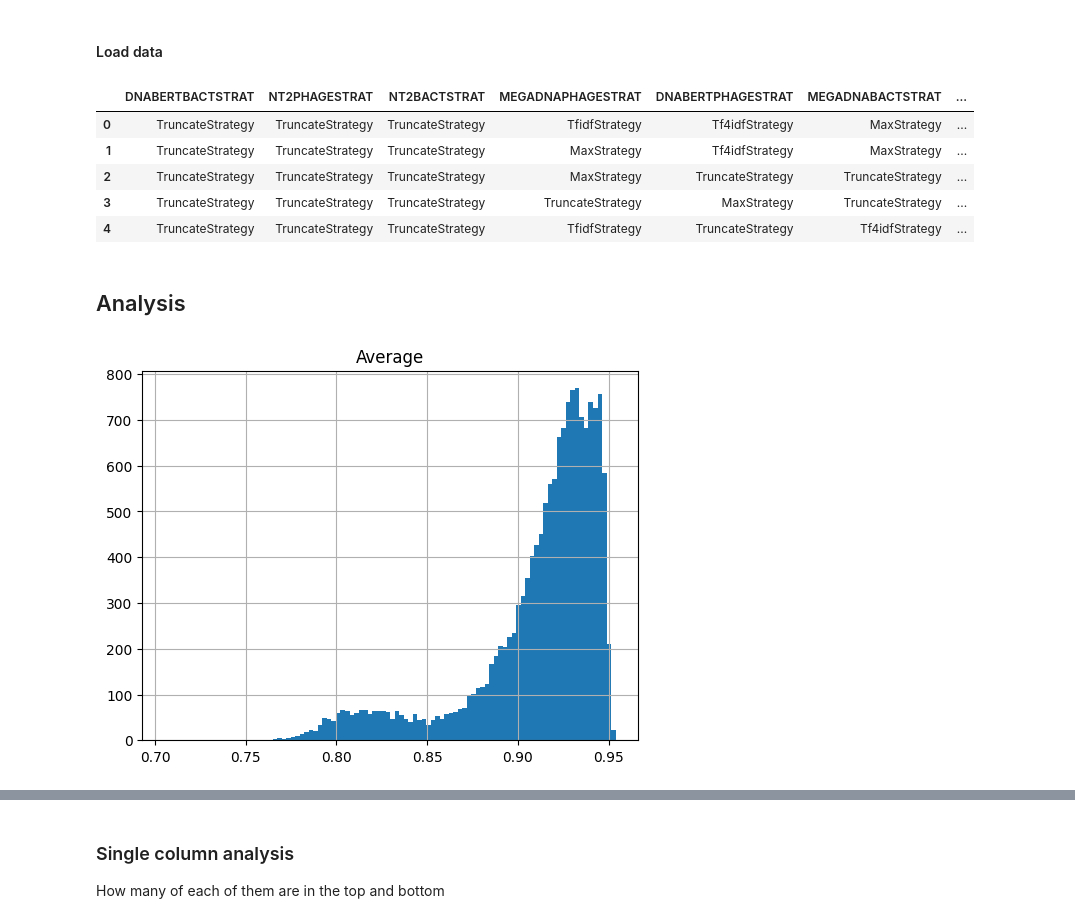
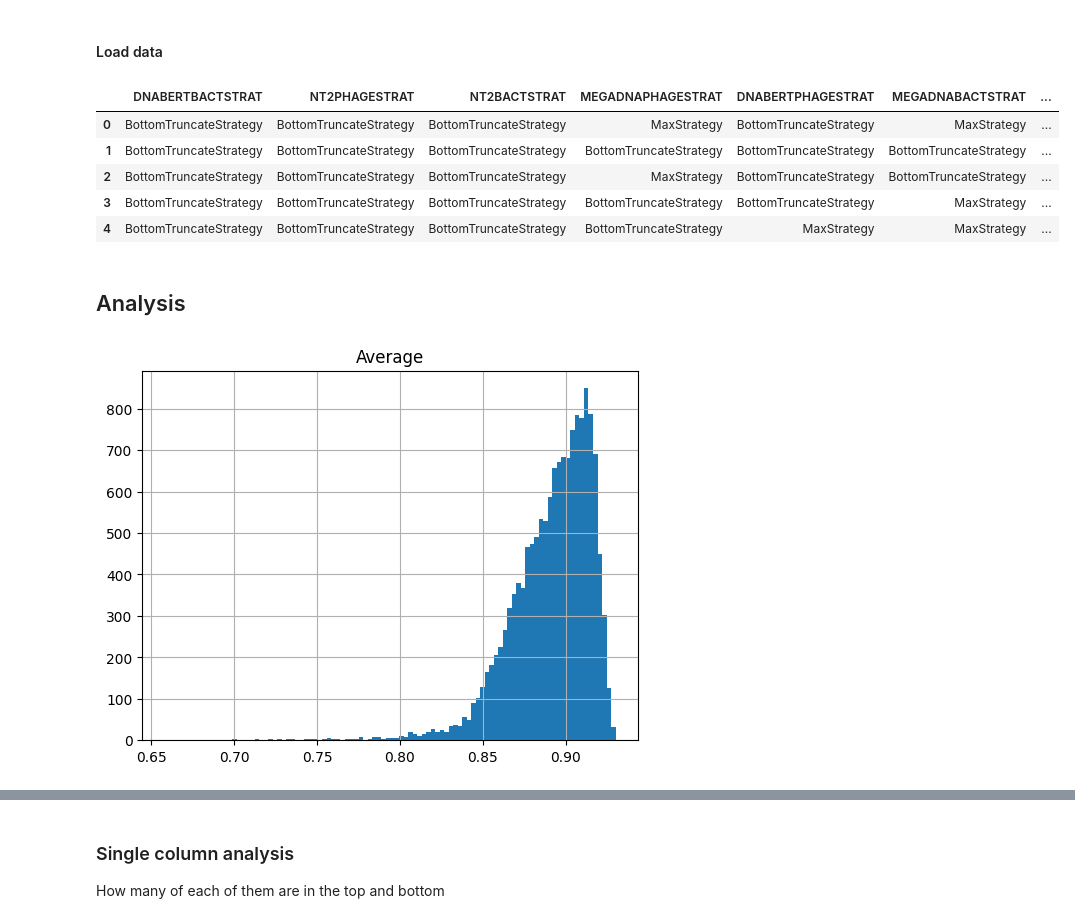
Before and after one commit to nathan-heig/FoundedPBI-code, a Jupyter notebook: analysis/embeddings_merging_strategies_analysis.ipynb, the cells around one changed output, grey strips where cells are left out. Drawn from its saved outputs; the diff is of its cells as text; code cells hidden in the pictures.

```diff
--- a/analysis/embeddings_merging_strategies_analysis.ipynb
+++ b/analysis/embeddings_merging_strategies_analysis.ipynb
@@ -10,15 +10,16 @@ base_path = "../"
 # %% [markdown]
 #### Load data
 # %%
-df = pd.read_csv(os.path.join(base_path, "gridsearch_merging_strategy.csv"))
+df = pd.read_csv(os.path.join(base_path, "gridsearch_merging_strategy_final.csv"))
+# df = pd.read_csv(os.path.join(base_path, "gridsearch_merging_strategy_final.csv"), nrows=4092)
 df.head()
 # %% [output]
 |  | DNABERTBACTSTRAT | NT2PHAGESTRAT | NT2BACTSTRAT | MEGADNAPHAGESTRAT | DNABERTPHAGESTRAT | MEGADNABACTSTRAT | ... |
-| 0 | TruncateStrategy | TruncateStrategy | TruncateStrategy | TfidfStrategy | Tf4idfStrategy | MaxStrategy | ... |
-| 1 | TruncateStrategy | TruncateStrategy | TruncateStrategy | MaxStrategy | Tf4idfStrategy | MaxStrategy | ... |
-| 2 | TruncateStrategy | TruncateStrategy | TruncateStrategy | MaxStrategy | TruncateStrategy | TruncateStrategy | ... |
-| 3 | TruncateStrategy | TruncateStrategy | TruncateStrategy | TruncateStrategy | MaxStrategy | TruncateStrategy | ... |
-| 4 | TruncateStrategy | TruncateStrategy | TruncateStrategy | TfidfStrategy | TruncateStrategy | Tf4idfStrategy | ... |
+| 0 | BottomTruncateStrategy | BottomTruncateStrategy | BottomTruncateStrategy | MaxStrategy | BottomTruncateStrategy | MaxStrategy | ... |
+| 1 | BottomTruncateStrategy | BottomTruncateStrategy | BottomTruncateStrategy | BottomTruncateStrategy | BottomTruncateStrategy | BottomTruncateStrategy | ... |
+| 2 | BottomTruncateStrategy | BottomTruncateStrategy | BottomTruncateStrategy | MaxStrategy | BottomTruncateStrategy | BottomTruncateStrategy | ... |
+| 3 | BottomTruncateStrategy | BottomTruncateStrategy | BottomTruncateStrategy | BottomTruncateStrategy | BottomTruncateStrategy | MaxStrategy | ... |
+| 4 | BottomTruncateStrategy | BottomTruncateStrategy | BottomTruncateStrategy | BottomTruncateStrategy | MaxStrategy | MaxStrategy | ... |
 # %% [markdown]
 ## Analysis
 # %%
@@ -29,7 +31,7 @@ th_low = 0.90
 # %%
 df.hist(column="Average", bins=100);
 # %% [output]
-[figure, old version]
+[figure, new version]
 # %%
 df.sort_values(axis=0, by="Average", ascending=False, inplace=True, ignore_index=True)
 df.head()
```
Also changed, not shown: parts of 14 cells of this notebook, 8 other files.
